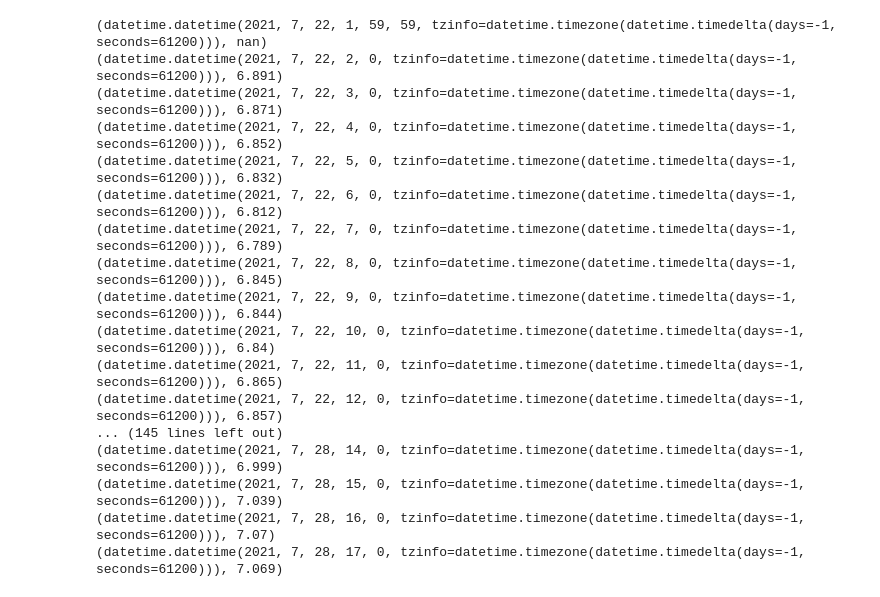
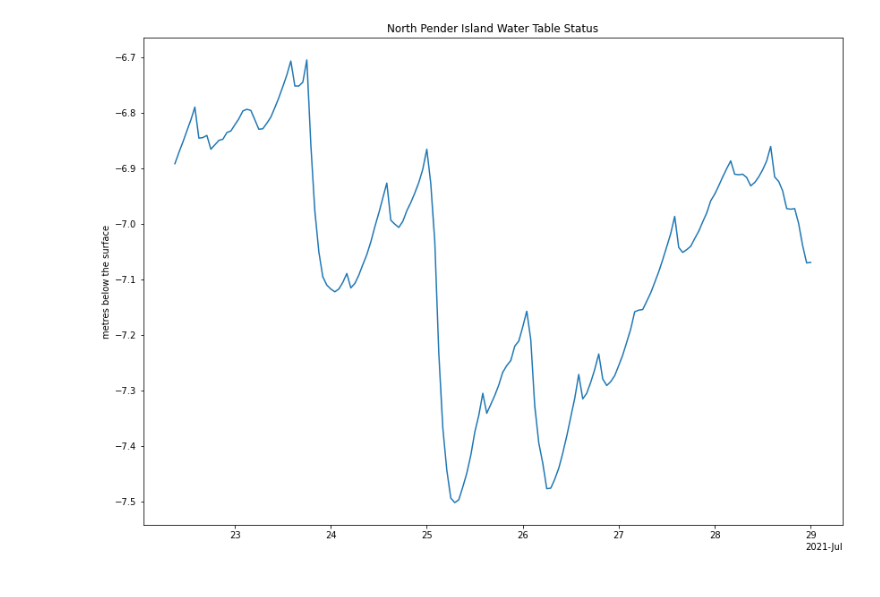
Before and after one commit to novedevo/watertable, a Jupyter notebook: main.ipynb, the cells around one changed output. Saved outputs shown, nothing was run; the diff lists cells and outputs as text; code cells hidden in the pictures.

Commit message:
add plotting capabilities

```diff
--- a/main.ipynb
+++ b/main.ipynb
@@ -20,28 +20,25 @@ def clean_and_process(stamp: str, value: str, code: str):
         return False
     return (
         datetime.fromisoformat(stamp + '-07:00'),
-        float(value)
+        -float(value)
     )
 
-cleaned = list(filter(lambda x: x, map(lambda x: clean_and_process(x[0], x[1], x[3]), reader)))
+cleaned = np.transpose(tuple(filter(lambda x: x, map(lambda x: clean_and_process(x[0], x[1], x[3]), reader))))
-# %%
-for line in cleaned:
-    print(line)
-# %% [output]
-(datetime.datetime(2021, 7, 22, 1, 59, 59, tzinfo=datetime.timezone(datetime.timedelta(days=-1, seconds=61200))), nan)
-(datetime.datetime(2021, 7, 22, 2, 0, tzinfo=datetime.timezone(datetime.timedelta(days=-1, seconds=61200))), 6.891)
-(datetime.datetime(2021, 7, 22, 3, 0, tzinfo=datetime.timezone(datetime.timedelta(days=-1, seconds=61200))), 6.871)
-(datetime.datetime(2021, 7, 22, 4, 0, tzinfo=datetime.timezone(datetime.timedelta(days=-1, seconds=61200))), 6.852)
-(datetime.datetime(2021, 7, 22, 5, 0, tzinfo=datetime.timezone(datetime.timedelta(days=-1, seconds=61200))), 6.832)
-(datetime.datetime(2021, 7, 22, 6, 0, tzinfo=datetime.timezone(datetime.timedelta(days=-1, seconds=61200))), 6.812)
-(datetime.datetime(2021, 7, 22, 7, 0, tzinfo=datetime.timezone(datetime.timedelta(days=-1, seconds=61200))), 6.789)
-(datetime.datetime(2021, 7, 22, 8, 0, tzinfo=datetime.timezone(datetime.timedelta(days=-1, seconds=61200))), 6.845)
-(datetime.datetime(2021, 7, 22, 9, 0, tzinfo=datetime.timezone(datetime.timedelta(days=-1, seconds=61200))), 6.844)
-(datetime.datetime(2021, 7, 22, 10, 0, tzinfo=datetime.timezone(datetime.timedelta(days=-1, seconds=61200))), 6.84)
-(datetime.datetime(2021, 7, 22, 11, 0, tzinfo=datetime.timezone(datetime.timedelta(days=-1, seconds=61200))), 6.865)
-(datetime.datetime(2021, 7, 22, 12, 0, tzinfo=datetime.timezone(datetime.timedelta(days=-1, seconds=61200))), 6.857)
-... (145 lines left out)
-(datetime.datetime(2021, 7, 28, 14, 0, tzinfo=datetime.timezone(datetime.timedelta(days=-1, seconds=61200))), 6.999)
-(datetime.datetime(2021, 7, 28, 15, 0, tzinfo=datetime.timezone(datetime.timedelta(days=-1, seconds=61200))), 7.039)
-(datetime.datetime(2021, 7, 28, 16, 0, tzinfo=datetime.timezone(datetime.timedelta(days=-1, seconds=61200))), 7.07)
-(datetime.datetime(2021, 7, 28, 17, 0, tzinfo=datetime.timezone(datetime.timedelta(days=-1, seconds=61200))), 7.069)
+# %%
+levels = cleaned[1]
+dates = cleaned[0]
+# %%
+fig, ax = plt.subplots()
+fig.set_size_inches(14, 10)
+
+ax.set_ylabel("metres below the surface")
+ax.set_title("North Pender Island Water Table Status")
+
+locator = mdates.AutoDateLocator(minticks=3, maxticks=10)
+formatter = mdates.ConciseDateFormatter(locator)
+ax.xaxis.set_major_locator(locator)
+ax.xaxis.set_major_formatter(formatter)
+
+last_week = ax.plot(dates, levels)
+# %% [output]
+[figure, added]
```
